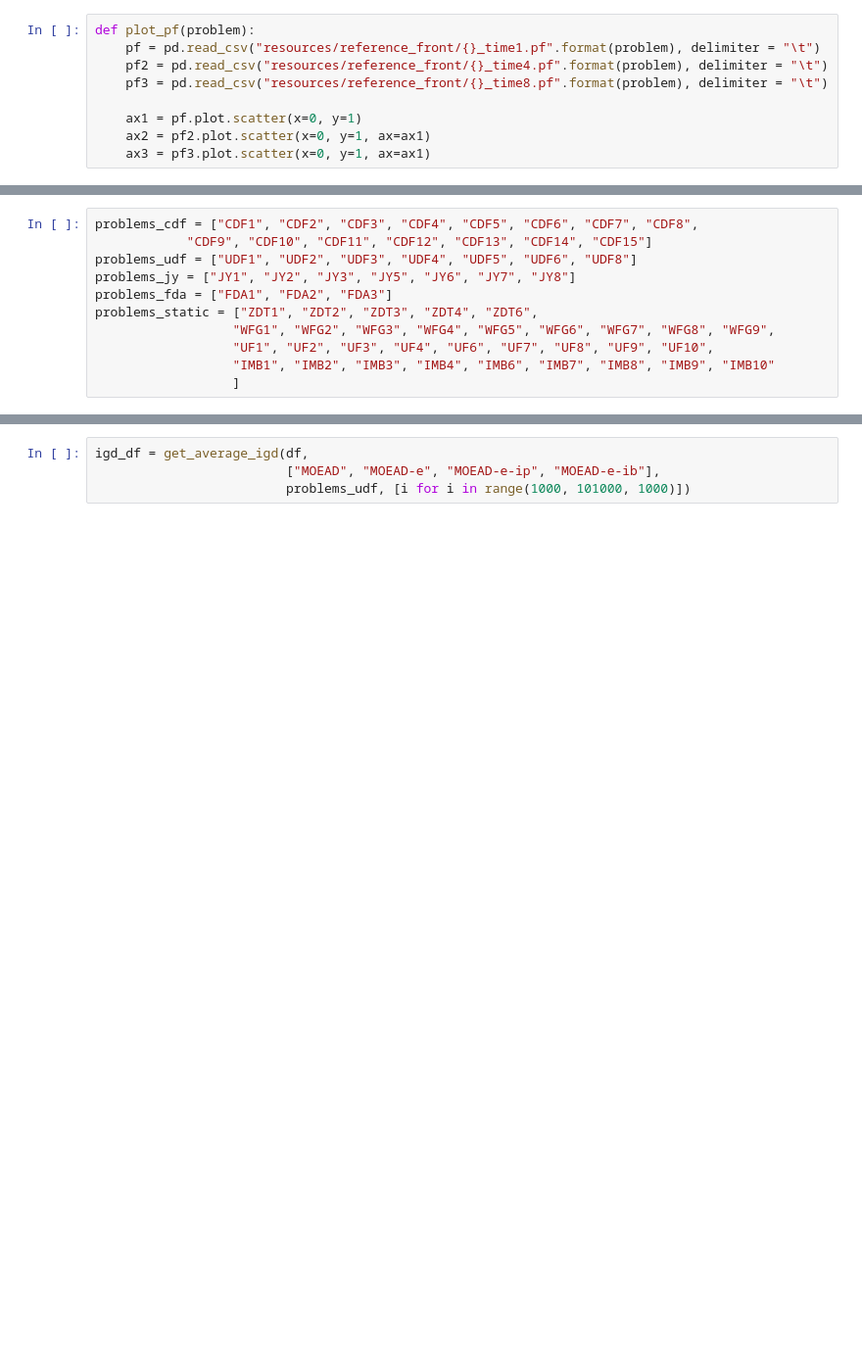
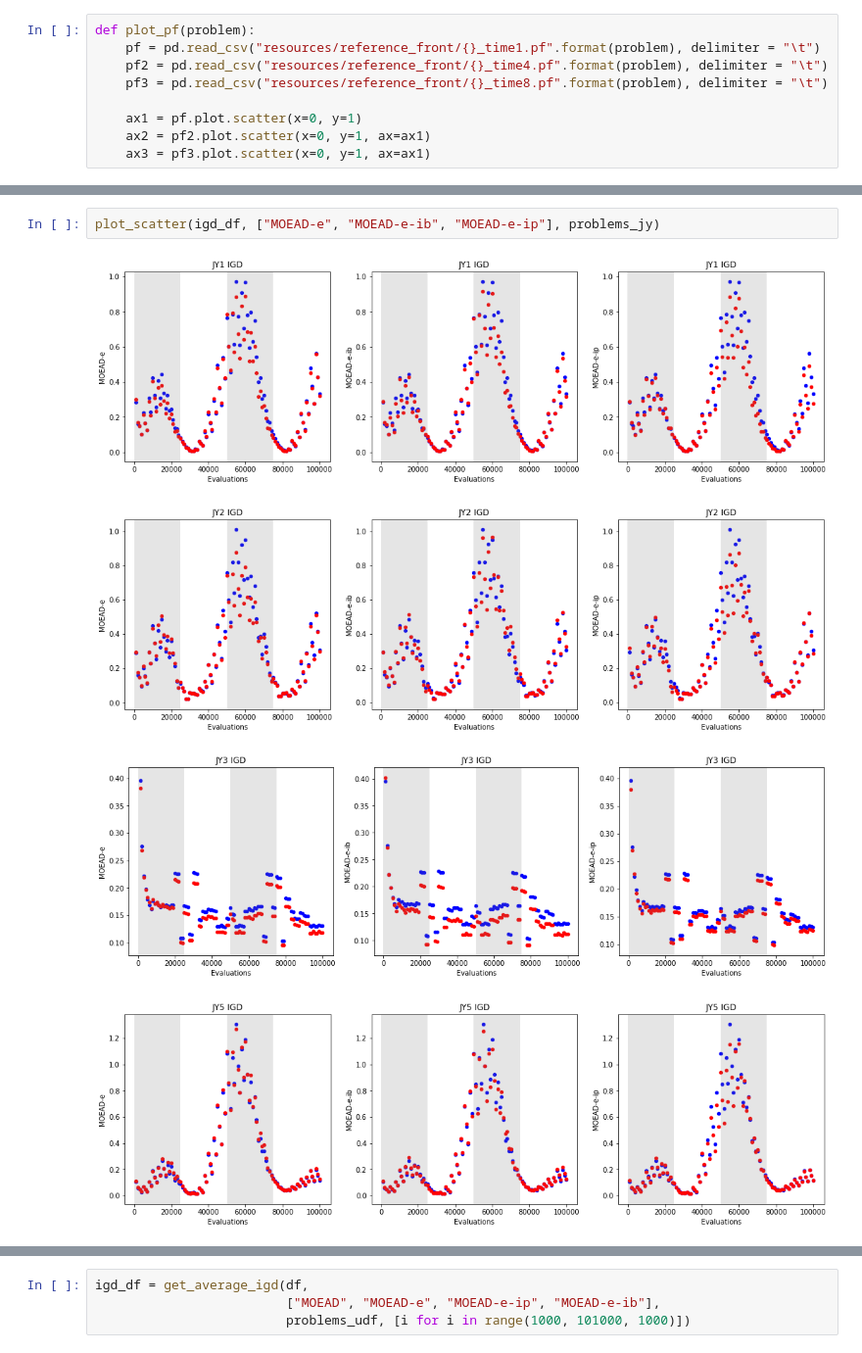
Before and after one commit to 12yuens2/cmlsga-jmetalpy, a Jupyter notebook: igd.ipynb, the cells around one changed output, grey strips where cells are left out. Shown at 98% size. Drawn from its saved outputs; the diff is of its cells as text; blank space fills up the shorter version.

```diff
--- a/igd.ipynb
+++ b/igd.ipynb
@@ -80,11 +317,7 @@ def plot_pf(problem):
 # %%
-problems_cdf = ["CDF1", "CDF2", "CDF3", "CDF4", "CDF5", "CDF6", "CDF7", "CDF8",
-            "CDF9", "CDF10", "CDF11", "CDF12", "CDF13", "CDF14", "CDF15"]
-problems_udf = ["UDF1", "UDF2", "UDF3", "UDF4", "UDF5", "UDF6", "UDF8"]
-problems_jy = ["JY1", "JY2", "JY3", "JY5", "JY6", "JY7", "JY8"]
-problems_fda = ["FDA1", "FDA2", "FDA3"]
-problems_static = ["ZDT1", "ZDT2", "ZDT3", "ZDT4", "ZDT6",
-                  "WFG1", "WFG2", "WFG3", "WFG4", "WFG5", "WFG6", "WFG7", "WFG8", "WFG9",
-                  "UF1", "UF2", "UF3", "UF4", "UF6", "UF7", "UF8", "UF9", "UF10",
-                  "IMB1", "IMB2", "IMB3", "IMB4", "IMB6", "IMB7", "IMB8", "IMB9", "IMB10"
-                  ]
+plot_scatter(igd_df, ["MOEAD-e", "MOEAD-e-ib", "MOEAD-e-ip"], problems_jy)
+# %% [output]
+[figure, added]
+[figure, added]
+[figure, added]
+[figure, added]
```
Also changed, not shown: parts of 35 cells of this notebook.
